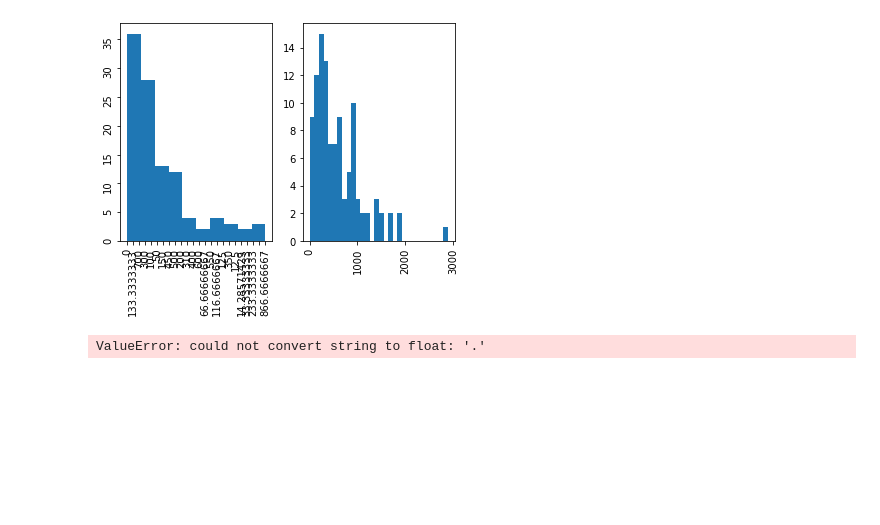
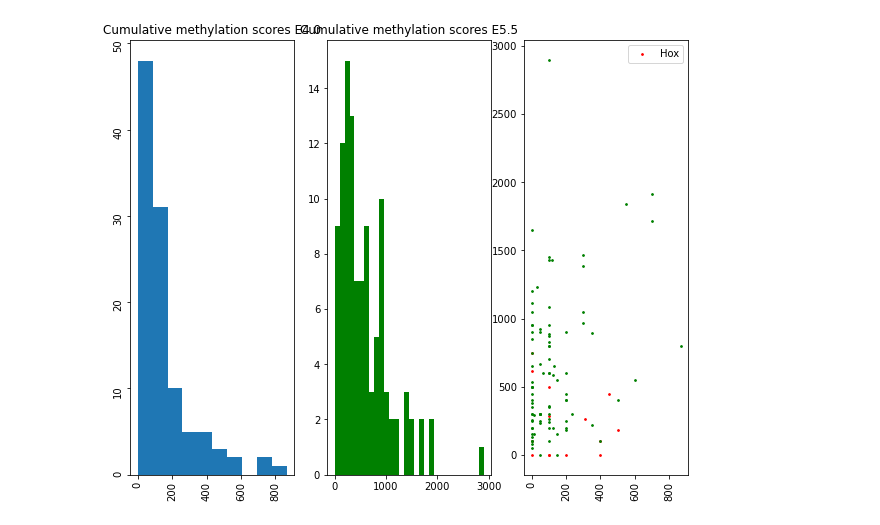
Before and after one commit to Andymao1998/qbb2021-answers, a Jupyter notebook: week4_hw/Week4_hw.ipynb, the cells around one changed output. Saved outputs shown, nothing was run; the diff lists cells and outputs as text; code cells hidden in the pictures; blank space fills up the shorter version.

```diff
--- a/week4_hw/Week4_hw.ipynb
+++ b/week4_hw/Week4_hw.ipynb
@@ -4,3 +5,3 @@ import matplotlib.pyplot as plt
 # %%
-df_E4_ICM = pd.read_table("E4.0_promoter", sep = "\s+", names = ['CHR', 'Start', 'End', 'Promoter', "Default", "Direction", "Cumulative"])
-df_E5_5Epi=pd.read_table("E5.5_promoter", sep= "\s+", names = ['CHR', 'Start', 'End', 'Promoter', "Default", "Direction", "Cumulative"])
+df_E4_ICM = pd.read_table("E4.0_promoter", sep = "\s+", names = ['CHR', 'Start', 'End', 'Promoter', "Default", "Direction", "Cumulative_4.0"])
+df_E5_5Epi=pd.read_table("E5.5_promoter", sep= "\s+", names = ['CHR', 'Start', 'End', 'Promoter', "Default", "Direction", "Cumulative_5.5"])
@@ -23,0 +8,4 @@ a = df_E4_ICM["Cumulative"]
+# %%
+df_E4_ICM["Cumulative_4.0"] = pd.to_numeric(df_E4_ICM["Cumulative_4.0"])
+df_E4_ICM["Cumulative_5.5"] = df_E5_5Epi["Cumulative_5.5"]
+df_E4_ICM
@@ -23,0 +26,5 @@ a = df_E4_ICM["Cumulative"]
+# %%
+roi = df_E4_ICM["Promoter"].str.contains('Hox')
+Hox = df_E4_ICM[roi]
+Un_Hox = df_E4_ICM[roi == False]
+Un_Hox
@@ -24,16 +45,14 @@ a = df_E4_ICM["Cumulative"]
 # %%
-fig, axes = plt.subplots(1, 2)
-axes[0].hist(a, bins = 10)
+fig, axes = plt.subplots(1, 3, figsize = (10, 8))
+axes[0].hist(df_E4_ICM["Cumulative_4.0"], bins = 10)
 axes[0].tick_params(labelrotation=90)
-axes[1].hist(df_E5_5Epi["Cumulative"], bins = 30)
+axes[0].set_title("Cumulative methylation scores E4.0")
+axes[1].hist(df_E5_5Epi["Cumulative_5.5"], color = 'green', bins = 30)
+axes[1].set_title("Cumulative methylation scores E5.5")
+axes[2].scatter(x = Hox["Cumulative_4.0"], y = Hox["Cumulative_5.5"], color = "red", s = 3, label = "Hox")
+axes[2].scatter(x = Un_Hox["Cumulative_4.0"], y = Un_Hox["Cumulative_5.5"], color = "green", s = 3)
+axes[2].legend()
 plt.xticks(rotation = 90)
 plt.show()
 # %% [output]
-[figure, old version]
+[figure, new version]
-# %%
-a = df_E4_ICM["Cumulative"]
-E4 = []
-for i in range(0, len(a)):
-    E4.append(float(a[i]))
-# %% [output]
-ValueError: could not convert string to float: '.'
```
Also changed, not shown: parts of 9 cells of this notebook.
